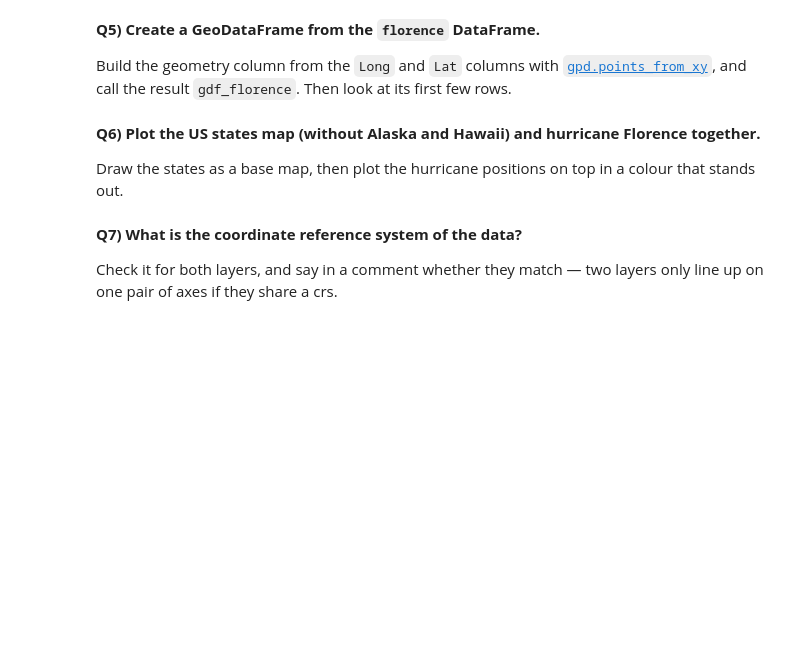
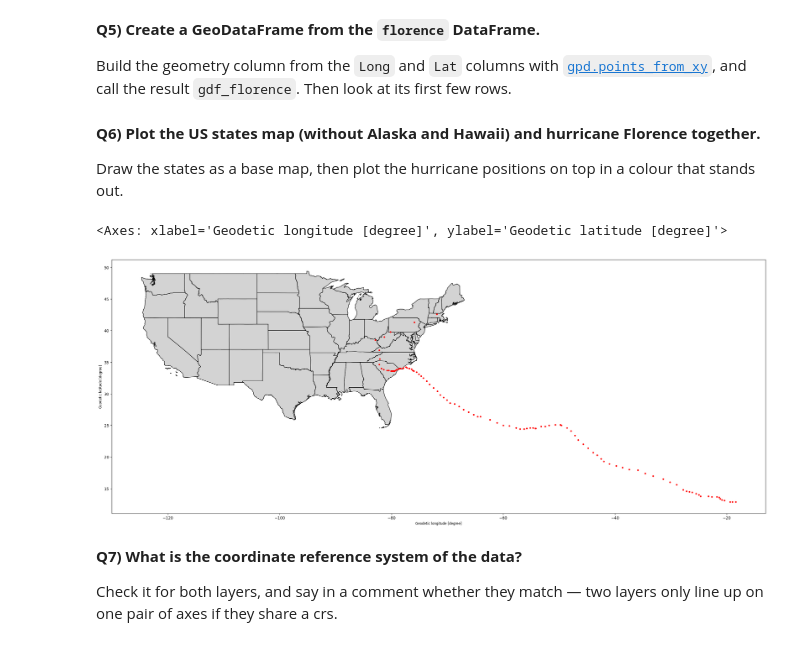
Before and after one commit to MaximeG2110/2026_Intro_Python, a Jupyter notebook: live/part-I/1.6-geospatial-vector-data-environmental-exercises.ipynb, the cells around one changed output. Cells and saved outputs as stored; diff of their text form; code cells hidden in the pictures; blank space fills up the shorter version.

```diff
--- a/live/part-I/1.6-geospatial-vector-data-environmental-exercises.ipynb
+++ b/live/part-I/1.6-geospatial-vector-data-environmental-exercises.ipynb
@@ -108,6 +146,11 @@ Build the geometry column from the `Long` and `Lat` columns with
 and call the result `gdf_florence`. Then look at its first few rows.
 # %%
 # Create a geodataframe from the hurricane florence dataframe
+gdf_florence = gpd.GeoDataFrame(
+    florence,
+    geometry=gpd.points_from_xy(florence["Long"], florence["Lat"]),
+    crs="EPSG:4326",  # lon/lat in WGS84
+)
 # %% [markdown]
 **Q6) Plot the US states map (without Alaska and Hawaii) and hurricane Florence together.**
 
@@ -115,6 +158,13 @@ Draw the states as a base map, then plot the hurricane positions on top in a col
 out.
 # %%
 # Plot to see the hurricane overlay the US map, with the hurricane position on top
+fig, ax = plt.subplots(figsize=(30, 20))
+
+country_filter.plot(ax=ax, color="lightgrey", edgecolor="black")
+gdf_florence.plot(ax=ax, color="red", markersize=10)
+# %% [output]
+<Axes: xlabel='Geodetic longitude [degree]', ylabel='Geodetic latitude [degree]'>
+[figure, added]
 # %% [markdown]
 **Q7) What is the coordinate reference system of the data?**
 
```
Also changed, not shown: parts of 9 cells of this notebook.
